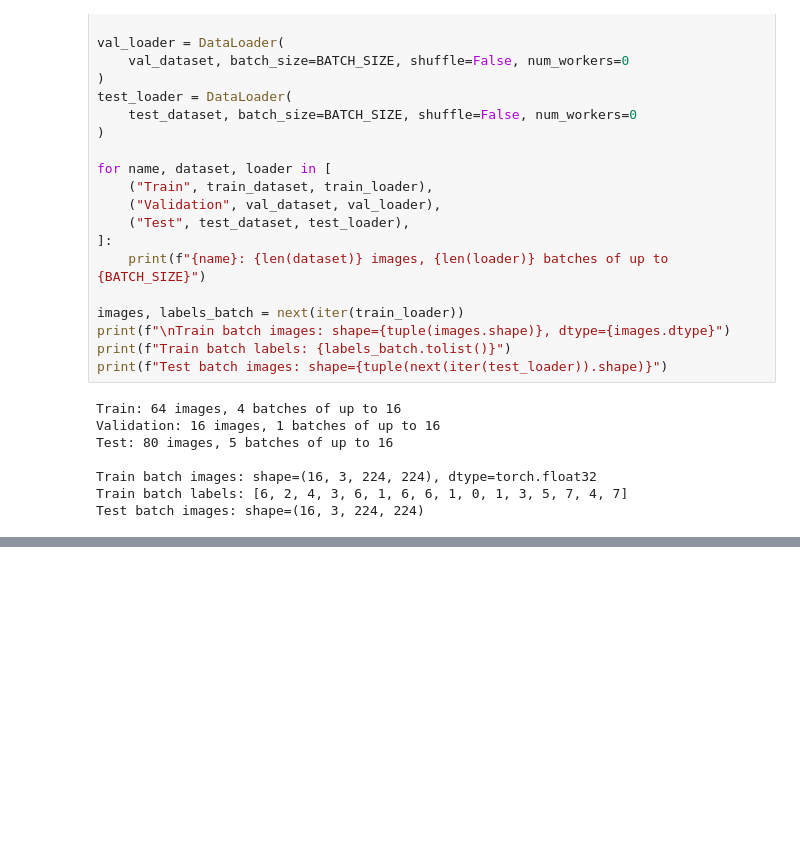
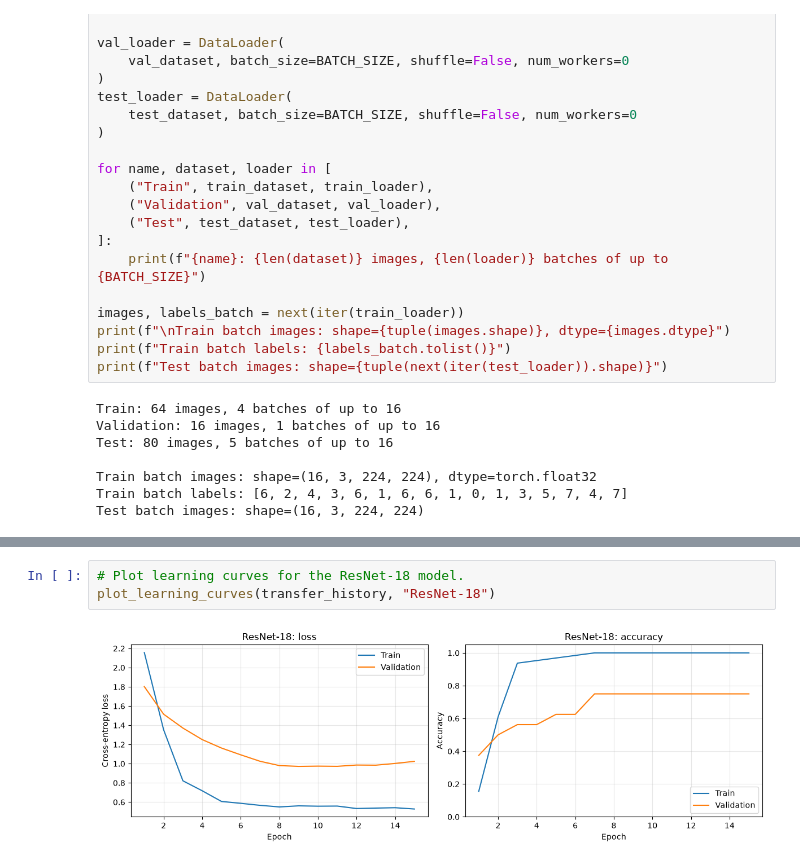
Before and after one commit to adithya-blip111/kaggle-competition, a Jupyter notebook: src/kaggle-competition.ipynb, the cells around one changed output, grey strips where cells are left out. Saved outputs shown, nothing was run; the diff lists cells and outputs as text; blank space fills up the shorter version.

```diff
--- a/src/kaggle-competition.ipynb
+++ b/src/kaggle-competition.ipynb
@@ -866,0 +1257,5 @@ Test batch images: shape=(16, 3, 224, 224)
+# %%
+# Plot learning curves for the ResNet-18 model.
+plot_learning_curves(transfer_history, "ResNet-18")
+# %% [output]
+[figure, added]
```
Also changed, not shown: parts of 12 cells of this notebook, 5 other files.
